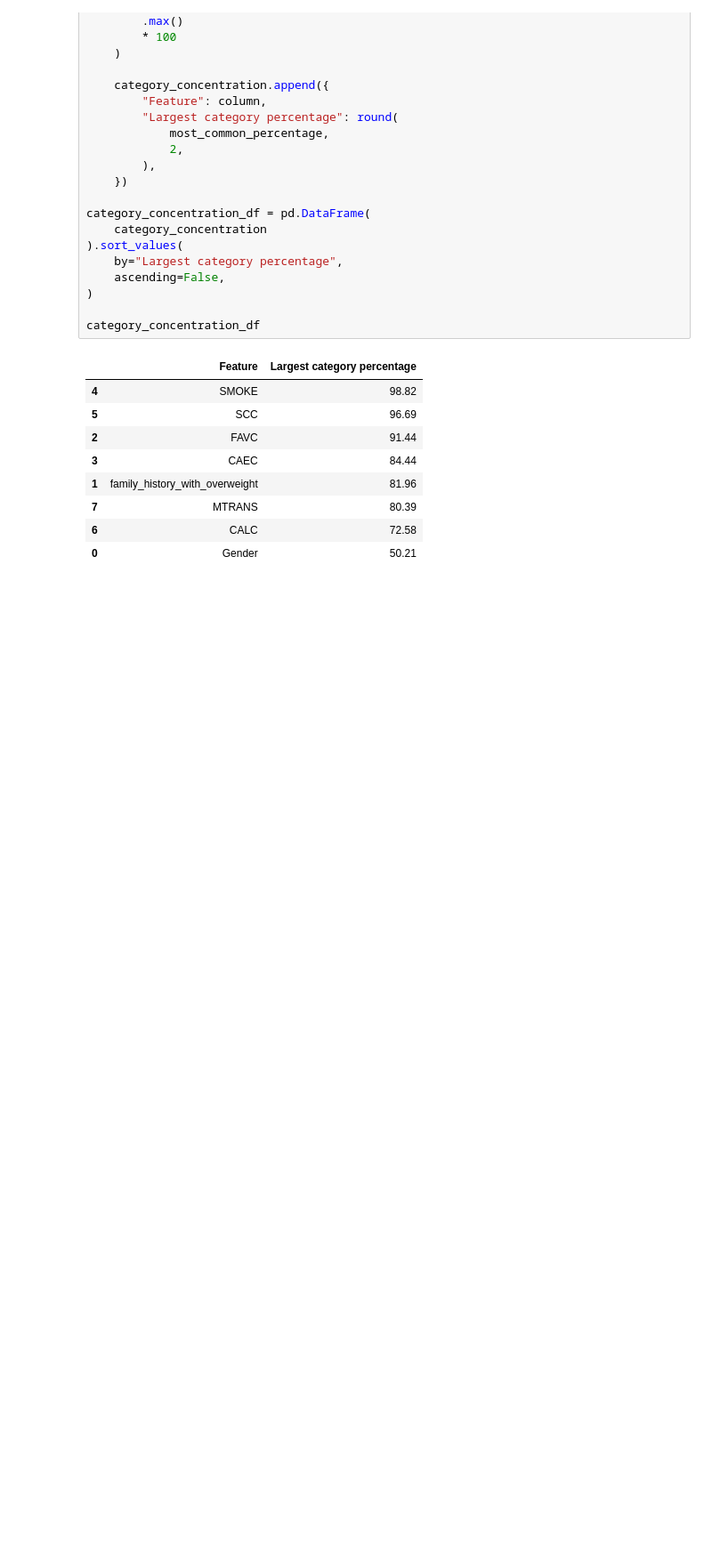
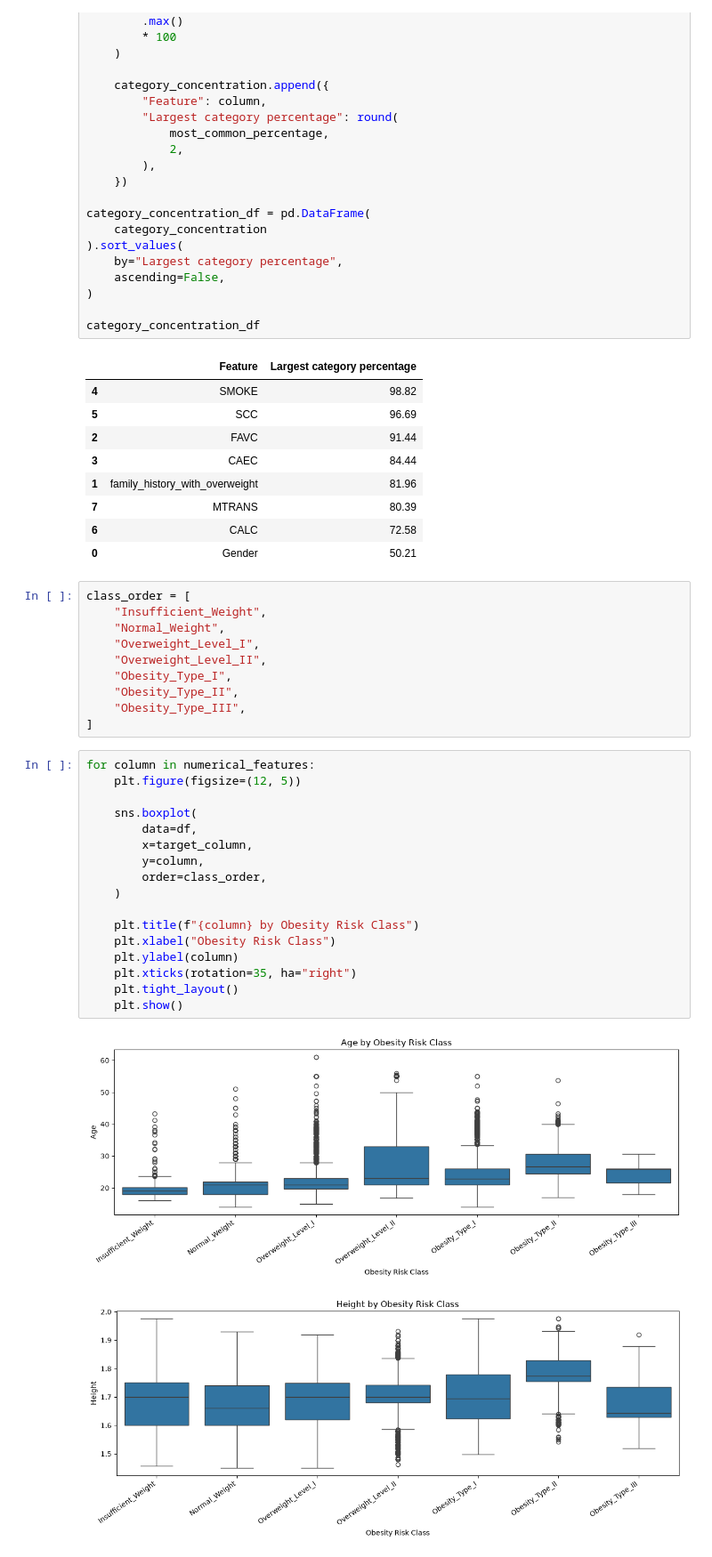
Before and after one commit to SMCodeX7/Obesity-Risk-Intelligence-System, a Jupyter notebook: notebooks/02_eda.ipynb, the cells around one changed output. Shown at 89% size. Cells and saved outputs as stored; diff of their text form; blank space fills up the shorter version.

Commit message:
Complete exploratory data analysis

```diff
--- a/notebooks/02_eda.ipynb
+++ b/notebooks/02_eda.ipynb
@@ -262,3 +262,33 @@ category_concentration_df
 | 7 | MTRANS | 80.39 |
 | 6 | CALC | 72.58 |
 | 0 | Gender | 50.21 |
+# %%
+class_order = [
+    "Insufficient_Weight",
+    "Normal_Weight",
+    "Overweight_Level_I",
+    "Overweight_Level_II",
+    "Obesity_Type_I",
+    "Obesity_Type_II",
+    "Obesity_Type_III",
+]
+# %%
+for column in numerical_features:
+    plt.figure(figsize=(12, 5))
+
+    sns.boxplot(
+        data=df,
+        x=target_column,
+        y=column,
+        order=class_order,
+    )
+
+    plt.title(f"{column} by Obesity Risk Class")
+    plt.xlabel("Obesity Risk Class")
+    plt.ylabel(column)
+    plt.xticks(rotation=35, ha="right")
+    plt.tight_layout()
+    plt.show()
+# %% [output]
+[figure, added]
+[figure, added]
```
Also changed, not shown: parts of 12 cells of this notebook.
